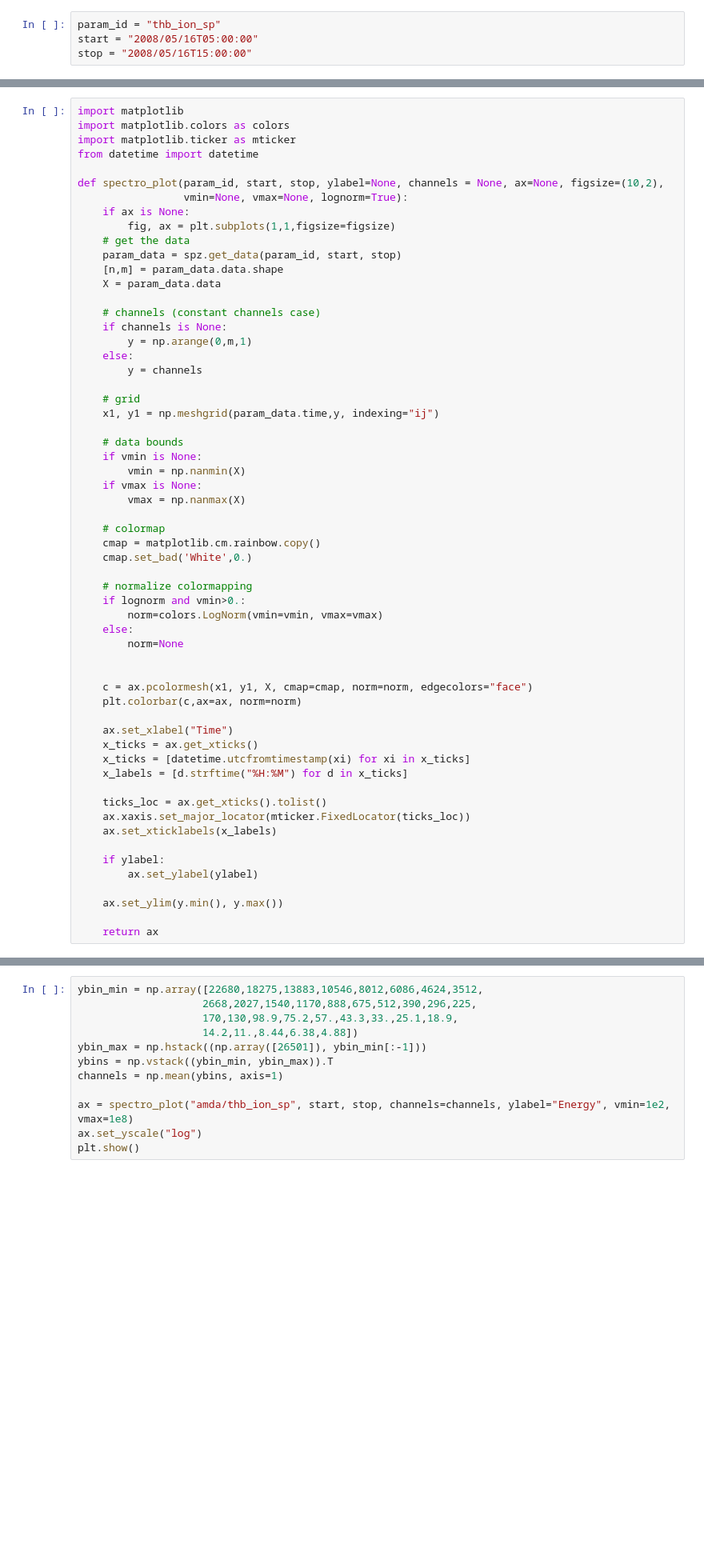
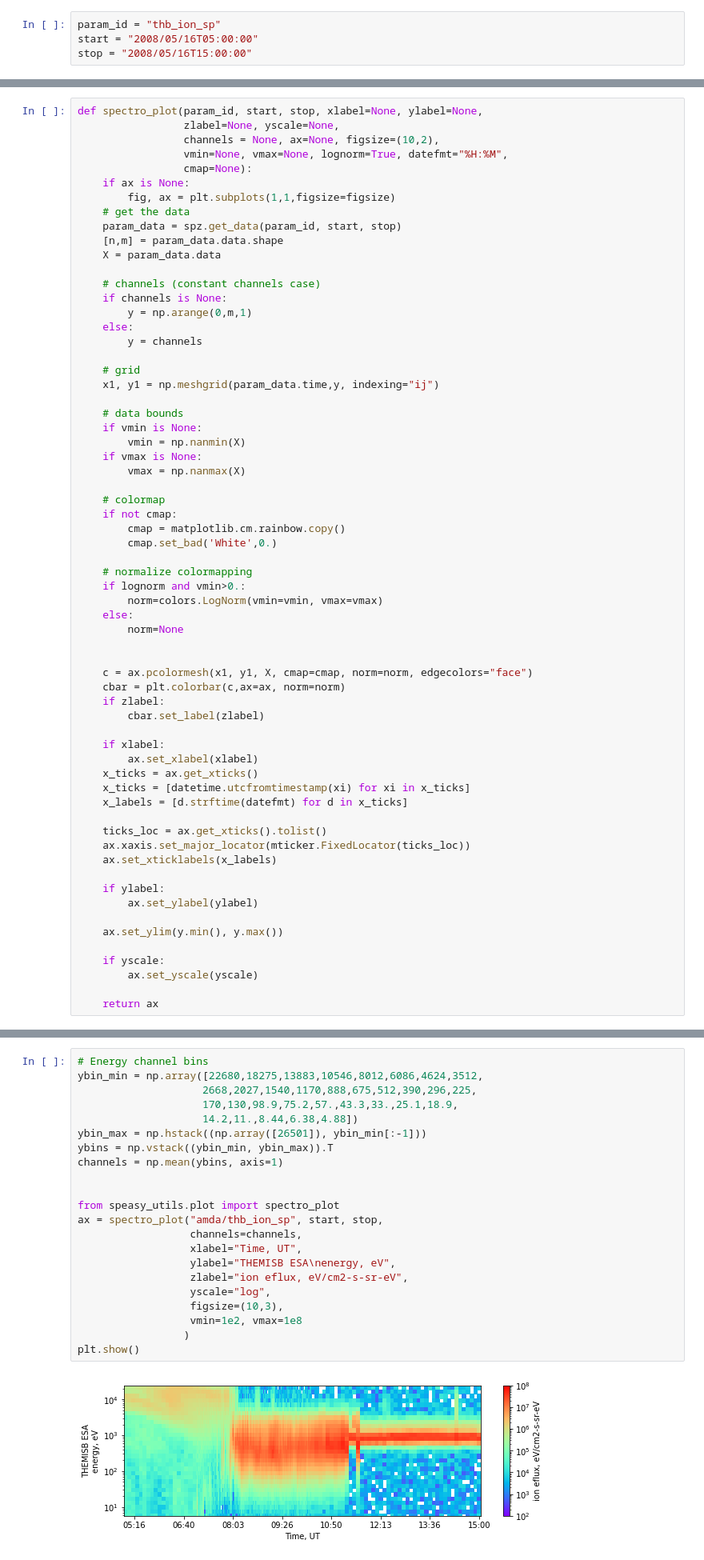
Before and after one commit to cdppirap/speasy_examples, a Jupyter notebook: spectral_plot/spectral_plot.ipynb, the cells around one changed output, grey strips where cells are left out. Shown at 80% size. Saved outputs shown, nothing was run; the diff lists cells and outputs as text; blank space fills up the shorter version.

Commit message:
spectral plot

```diff
--- a/spectral_plot/spectral_plot.ipynb
+++ b/spectral_plot/spectral_plot.ipynb
@@ -18,11 +30,9 @@ print(f"Data shape : {data.data.shape}")
 # %%
-import matplotlib
-import matplotlib.colors as colors
-import matplotlib.ticker as mticker
-from datetime import datetime
-
-def spectro_plot(param_id, start, stop, ylabel=None, channels = None, ax=None, figsize=(10,2),
-                 vmin=None, vmax=None, lognorm=True):
+def spectro_plot(param_id, start, stop, xlabel=None, ylabel=None,
+                 zlabel=None, yscale=None,
+                 channels = None, ax=None, figsize=(10,2),
+                 vmin=None, vmax=None, lognorm=True, datefmt="%H:%M",
+                 cmap=None):
     if ax is None:
         fig, ax = plt.subplots(1,1,figsize=figsize)
     # get the data
@@ -46,8 +56,9 @@ def spectro_plot(param_id, start, stop, ylabel=None, channels = None, ax=None, f
         vmax = np.nanmax(X)
 
     # colormap
-    cmap = matplotlib.cm.rainbow.copy()
-    cmap.set_bad('White',0.)
+    if not cmap:
+        cmap = matplotlib.cm.rainbow.copy()
+        cmap.set_bad('White',0.)
 
     # normalize colormapping
     if lognorm and vmin>0.:
@@ -57,12 +68,15 @@ def spectro_plot(param_id, start, stop, ylabel=None, channels = None, ax=None, f
 
 
     c = ax.pcolormesh(x1, y1, X, cmap=cmap, norm=norm, edgecolors="face")
-    plt.colorbar(c,ax=ax, norm=norm)
+    cbar = plt.colorbar(c,ax=ax, norm=norm)
+    if zlabel:
+        cbar.set_label(zlabel)
 
-    ax.set_xlabel("Time")
+    if xlabel:
+        ax.set_xlabel(xlabel)
     x_ticks = ax.get_xticks()
     x_ticks = [datetime.utcfromtimestamp(xi) for xi in x_ticks]
-    x_labels = [d.strftime("%H:%M") for d in x_ticks]
+    x_labels = [d.strftime(datefmt) for d in x_ticks]
 
     ticks_loc = ax.get_xticks().tolist()
     ax.xaxis.set_major_locator(mticker.FixedLocator(ticks_loc))
@@ -73,4 +87,7 @@ def spectro_plot(param_id, start, stop, ylabel=None, channels = None, ax=None, f
 
     ax.set_ylim(y.min(), y.max())
 
+    if yscale:
+        ax.set_yscale(yscale)
+
     return ax
@@ -77,12 +99,24 @@ def spectro_plot(param_id, start, stop, ylabel=None, channels = None, ax=None, f
 # %%
+# Energy channel bins
 ybin_min = np.array([22680,18275,13883,10546,8012,6086,4624,3512,
                     2668,2027,1540,1170,888,675,512,390,296,225,
                     170,130,98.9,75.2,57.,43.3,33.,25.1,18.9,
                     14.2,11.,8.44,6.38,4.88])
 ybin_max = np.hstack((np.array([26501]), ybin_min[:-1]))
 ybins = np.vstack((ybin_min, ybin_max)).T
 channels = np.mean(ybins, axis=1)
 
-ax = spectro_plot("amda/thb_ion_sp", start, stop, channels=channels, ylabel="Energy", vmin=1e2, vmax=1e8)
-ax.set_yscale("log")
+
+from speasy_utils.plot import spectro_plot
+ax = spectro_plot("amda/thb_ion_sp", start, stop,
+                  channels=channels,
+                  xlabel="Time, UT",
+                  ylabel="THEMISB ESA\nenergy, eV",
+                  zlabel="ion eflux, eV/cm2-s-sr-eV",
+                  yscale="log",
+                  figsize=(10,3),
+                  vmin=1e2, vmax=1e8
+                 )
 plt.show()
+# %% [output]
+[figure, added]
```
Also changed, not shown: parts of 5 cells of this notebook, 4 other files.
